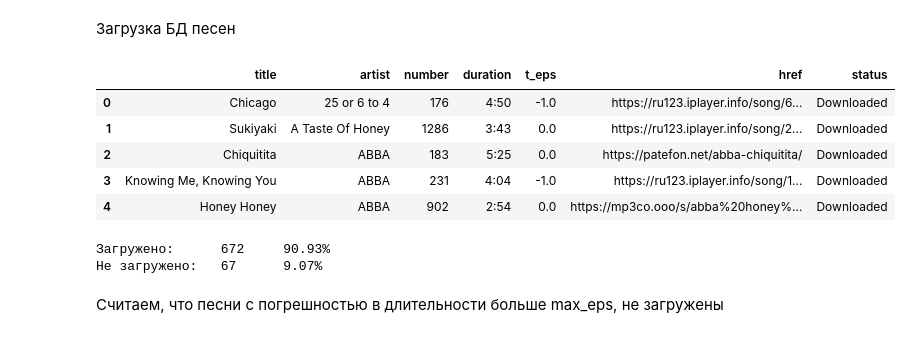
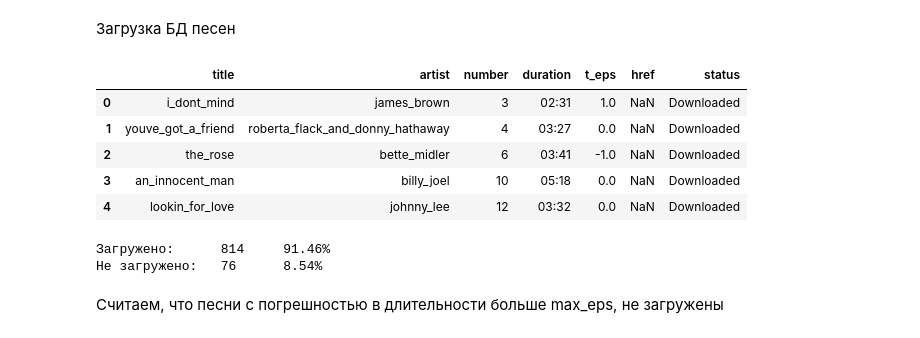
Before and after one commit to EgorDudyrev/ChordEstimation2017, a Jupyter notebook: the_work/notebooks/Load audiofiles (Complete).ipynb, the cells around one changed output. Drawn from its saved outputs; the diff is of its cells as text; code cells hidden in the pictures.

```diff
--- a/the_work/notebooks/Load audiofiles (Complete).ipynb
+++ b/the_work/notebooks/Load audiofiles (Complete).ipynb
@@ -349,0 +413,2 @@ Exception: ('No_correct_songs_found', 'http://vkmusic.me/alice-cooper-schools-ou
+# %%
+songs_bb_ds_fname = BASE_DIR+'/dsets/billboard_songs_ds.csv'
@@ -354,23 +419,20 @@ songs_ds_fname = BASE_DIR+'/dsets/billboard_songs_ds.csv'
-# %%
-ds = pd.read_csv(songs_ds_fname, index_col=0)
-#ds['t_eps']=0.0
-#ds['href']='nan'
-#ds['status']='nan'
-ds.head()
-# %% [output]
-|  | title | artist | number | duration | t_eps | href | status |
-| 0 | Chicago | 25 or 6 to 4 | 176 | 4:50 | -1.0 | https://ru123.iplayer.info/song/6... | Downloaded |
-| 1 | Sukiyaki | A Taste Of Honey | 1286 | 3:43 | 0.0 | https://ru123.iplayer.info/song/2... | Downloaded |
-| 2 | Chiquitita | ABBA | 183 | 5:25 | 0.0 | https://patefon.net/abba-chiquitita/ | Downloaded |
-| 3 | Knowing Me, Knowing You | ABBA | 231 | 4:04 | -1.0 | https://ru123.iplayer.info/song/1... | Downloaded |
-| 4 | Honey Honey | ABBA | 902 | 2:54 | 0.0 | https://mp3co.ooo/s/abba%20honey%... | Downloaded |
+# %%
+bb_ds = pd.read_csv(songs_bb_ds_fname, index_col=0)
+bb_ds.head()
+# %% [output]
+|  | title | artist | number | duration | t_eps | href | status |
+| 0 | i_dont_mind | james_brown | 3 | 02:31 | 1.0 | NaN | Downloaded |
+| 1 | youve_got_a_friend | roberta_flack_and_donny_hathaway | 4 | 03:27 | 0.0 | NaN | Downloaded |
+| 2 | the_rose | bette_midler | 6 | 03:41 | -1.0 | NaN | Downloaded |
+| 3 | an_innocent_man | billy_joel | 10 | 05:18 | 0.0 | NaN | Downloaded |
+| 4 | lookin_for_love | johnny_lee | 12 | 03:32 | 0.0 | NaN | Downloaded |
 # %%
-dled_num = len(ds[ds['status']=='Downloaded'])
-print('Загружено:\t{}\t{:.2%}'.format(dled_num, dled_num/len(ds)))
-print('Не загружено:\t{}\t{:.2%}'.format(len(ds)-dled_num, 1-dled_num/len(ds)))
+dled_num = len(bb_ds[bb_ds['status']=='Downloaded'])
+print('Загружено:\t{}\t{:.2%}'.format(dled_num, dled_num/len(bb_ds)))
+print('Не загружено:\t{}\t{:.2%}'.format(len(bb_ds)-dled_num, 1-dled_num/len(bb_ds)))
 # %% [output]
-Загружено:      672     90.93%
-Не загружено:   67      9.07%
+Загружено:      814     91.46%
+Не загружено:   76      8.54%
 # %% [markdown]
 Считаем, что песни с погрешностью в длительности больше max_eps, не загружены
 # %%
```
Also changed, not shown: parts of 59 cells of this notebook, 3 other files.
